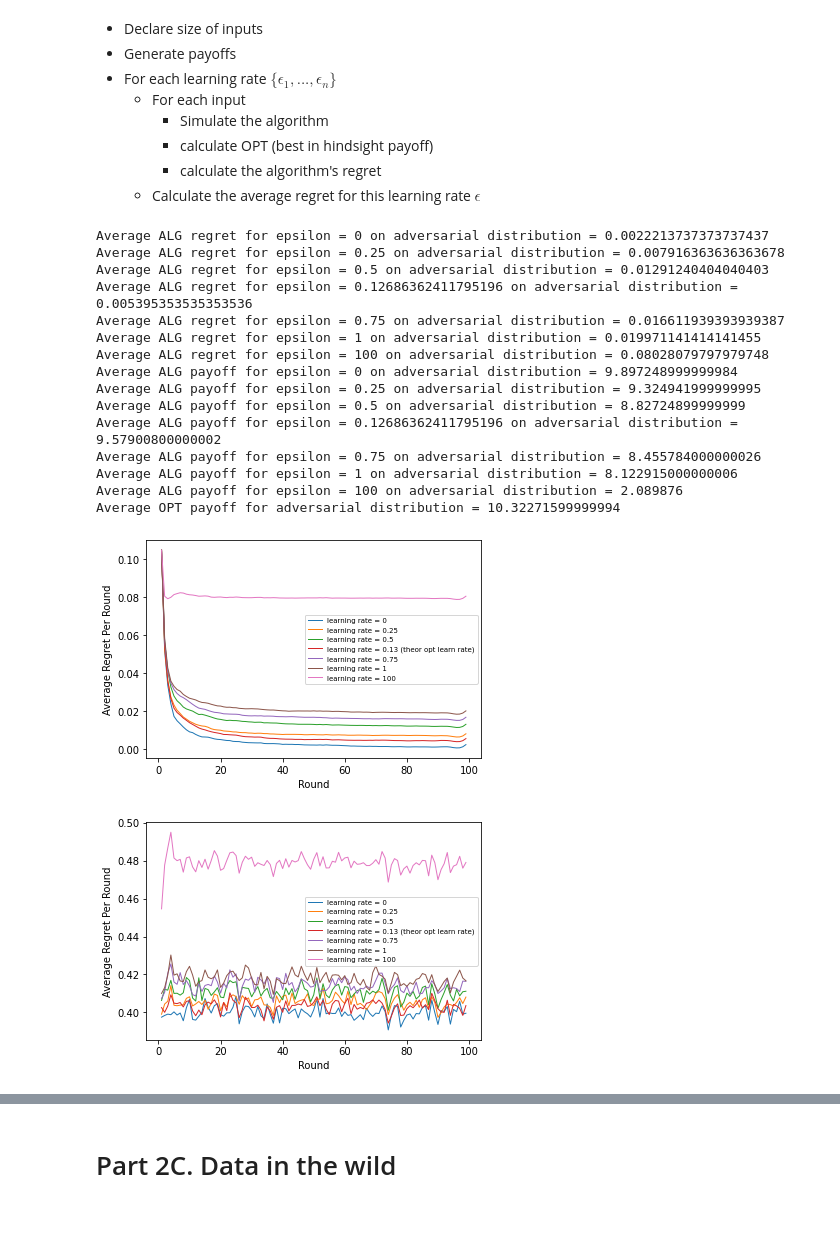
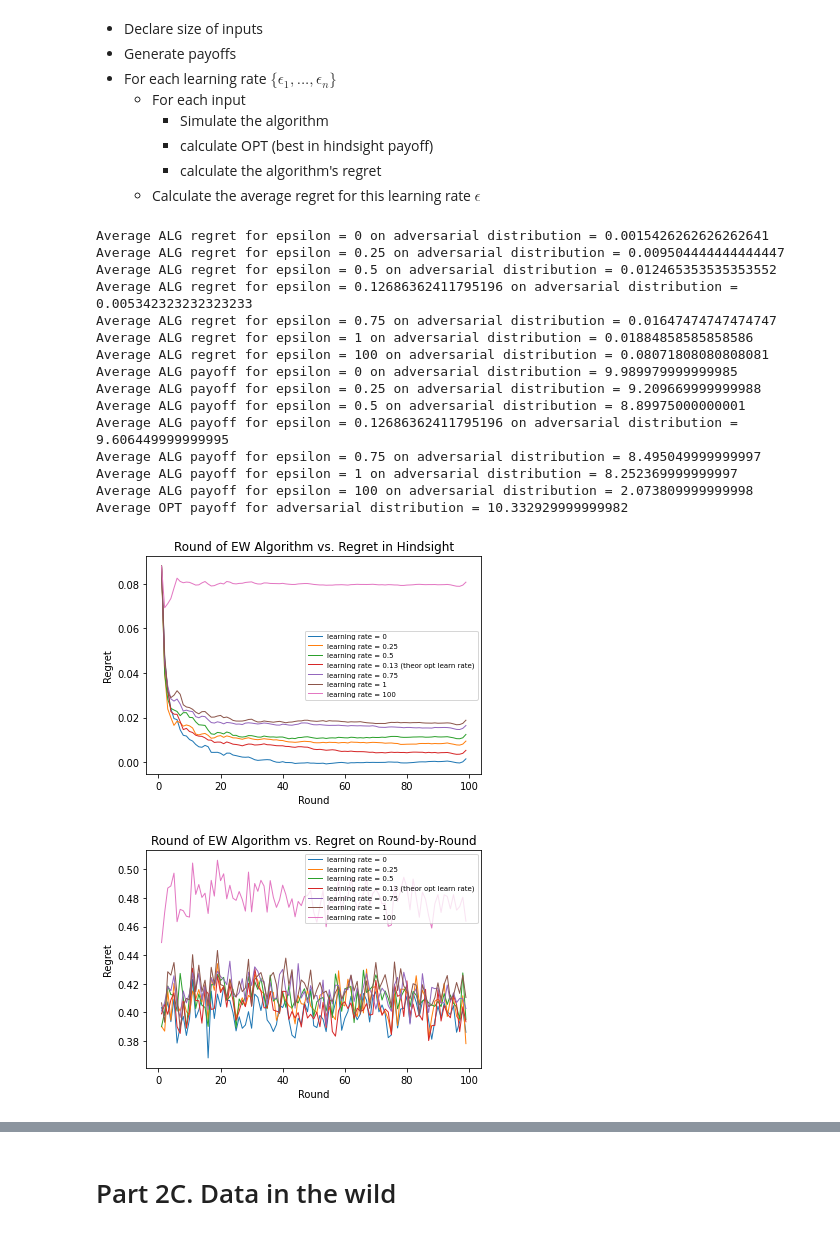
Before and after one commit to BrianGleason/online_markets_report_2, a Jupyter notebook: Part 1.ipynb, the cells around one changed output, grey strips where cells are left out. Saved outputs shown, nothing was run; the diff lists cells and outputs as text; code cells hidden in the pictures.

Commit message:
add plot files, finish last changes

```diff
--- a/Part 1.ipynb
+++ b/Part 1.ipynb
@@ -149,7 +148,7 @@ def simulate_exponential_weights(rounds_list, totals_by_round, epsilon, max_payo
 # %% [markdown]
 ## Regret Visual Analysis Function
 # %%
-def visualize_regret(avg_regret_per_round, rounds, learning_rates):
+def visualize_regret(avg_regret_per_round, rounds, learning_rates, plot_title, file_name):
 
     add_str = ''
     for i in range(len(learning_rates)):
@@ -163,16 +162,12 @@ def visualize_regret(avg_regret_per_round, rounds, learning_rates):
         x = np.array(list(range(1, rounds)))
         y = np.array(avg_regret_per_round[learning_rates[i]])
         plt.plot(x, y, label='learning rate = {each_lr} {add_str}'.format(each_lr=each_lr, add_str = add_str), linewidth=1)
-
-    #plt.scatter(x,y, color = 'purple')
-    #plt.scatter(values_2,bids_2, color = 'red')
-    #plt.plot(x, a*x+b, color='steelblue', linestyle='--', linewidth=2)
-    #plt.text(1, 65, 'bid = ' + '{:.2f}'.format(b) + ' + {:.2f}'.format(a) + 'val', size=14)
     plt.xlabel("Round")
-    plt.ylabel("Average Regret Per Round")
+    plt.ylabel("Regret")
+    plt.title(plot_title)
     plt.legend(loc='best', prop={'size': 7})
 
-    #plt.savefig('val_vid_scatterplot.png')
+    plt.savefig(file_name)
 
     plt.show()
 # %% [markdown]
@@ -204,7 +199,7 @@ def individual_regrets(alg_payoffs, round_totals):
 # %%
 rounds = 100
 actions = 5
-N = 10000
+N = 1000
 # ADD OPTIMAL LEARNING RATE EPSILON
 opt_lr_eps = math.sqrt(numpy.log(actions)/rounds)
 learning_rates = [0, 0.25, 0.5, opt_lr_eps, 0.75, 1, 100]
@@ -250,27 +245,27 @@ for key, val in avg_lr_payoffs.items():
     print("Average ALG payoff for epsilon =", key, "on adversarial distribution =", sum(val) / len(val))
 print("Average OPT payoff for adversarial distribution =", sum(all_opt_payoffs) / len(all_opt_payoffs))
 # %% [output]
-Average ALG regret for epsilon = 0 on adversarial distribution = 0.0022213737373737437
-Average ALG regret for epsilon = 0.25 on adversarial distribution = 0.007916363636363678
-Average ALG regret for epsilon = 0.5 on adversarial distribution = 0.01291240404040403
-Average ALG regret for epsilon = 0.12686362411795196 on adversarial distribution = 0.005395353535353536
-Average ALG regret for epsilon = 0.75 on adversarial distribution = 0.016611939393939387
-Average ALG regret for epsilon = 1 on adversarial distribution = 0.019971141414141455
-Average ALG regret for epsilon = 100 on adversarial distribution = 0.08028079797979748
-Average ALG payoff for epsilon = 0 on adversarial distribution = 9.897248999999984
-Average ALG payoff for epsilon = 0.25 on adversarial distribution = 9.324941999999995
-Average ALG payoff for epsilon = 0.5 on adversarial distribution = 8.82724899999999
-Average ALG payoff for epsilon = 0.12686362411795196 on adversarial distribution = 9.57900800000002
-Average ALG payoff for epsilon = 0.75 on adversarial distribution = 8.455784000000026
-Average ALG payoff for epsilon = 1 on adversarial distribution = 8.122915000000006
-Average ALG payoff for epsilon = 100 on adversarial distribution = 2.089876
-Average OPT payoff for adversarial distribution = 10.32271599999994
+Average ALG regret for epsilon = 0 on adversarial distribution = 0.0015426262626262641
+Average ALG regret for epsilon = 0.25 on adversarial distribution = 0.009504444444444447
+Average ALG regret for epsilon = 0.5 on adversarial distribution = 0.012465353535353552
+Average ALG regret for epsilon = 0.12686362411795196 on adversarial distribution = 0.005342323232323233
+Average ALG regret for epsilon = 0.75 on adversarial distribution = 0.01647474747474747
+Average ALG regret for epsilon = 1 on adversarial distribution = 0.01884858585858586
+Average ALG regret for epsilon = 100 on adversarial distribution = 0.08071808080808081
+Average ALG payoff for epsilon = 0 on adversarial distribution = 9.989979999999985
+Average ALG payoff for epsilon = 0.25 on adversarial distribution = 9.209669999999988
+Average ALG payoff for epsilon = 0.5 on adversarial distribution = 8.89975000000001
+Average ALG payoff for epsilon = 0.12686362411795196 on adversarial distribution = 9.606449999999995
+Average ALG payoff for epsilon = 0.75 on adversarial distribution = 8.495049999999997
+Average ALG payoff for epsilon = 1 on adversarial distribution = 8.252369999999997
+Average ALG payoff for epsilon = 100 on adversarial distribution = 2.073809999999998
+Average OPT payoff for adversarial distribution = 10.332929999999982
 # %%
-visualize_regret(avg_regret_per_round, rounds, learning_rates)
-visualize_regret(avg_regret_per_round_1, rounds, learning_rates)
+visualize_regret(avg_regret_per_round, rounds, learning_rates,'Round of EW Algorithm vs. Regret in Hindsight','adv_plot_1.png')
+visualize_regret(avg_regret_per_round_1, rounds, learning_rates, 'Round of EW Algorithm vs. Regret on Round-by-Round', 'adv_plot_2.png')
 # %% [output]
-[figure, old version]
+[figure, new version]
-[figure, old version]
+[figure, new version]
 # %%
 #bernoulli monte carlo trial
 max_payoff = 1
```
Also changed, not shown: parts of 9 cells of this notebook, 8 other files.
